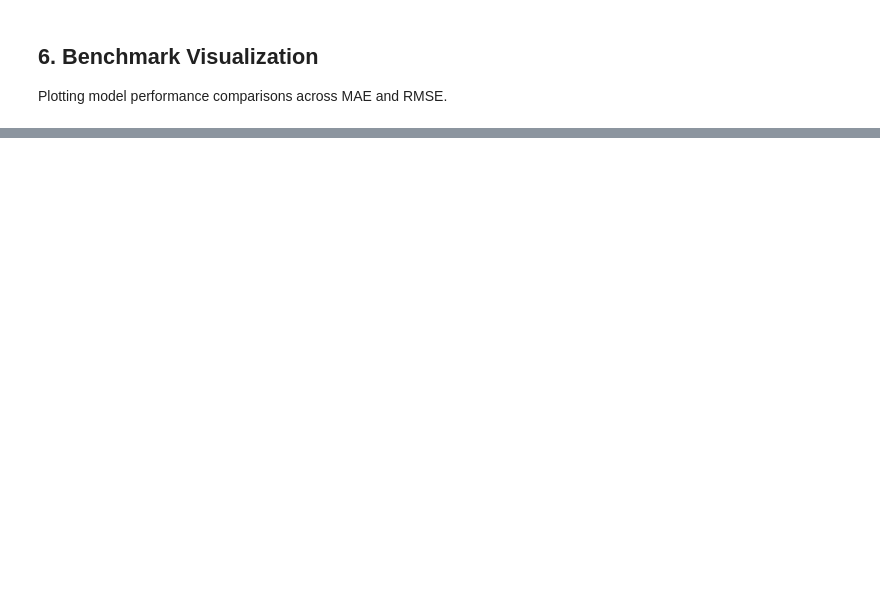
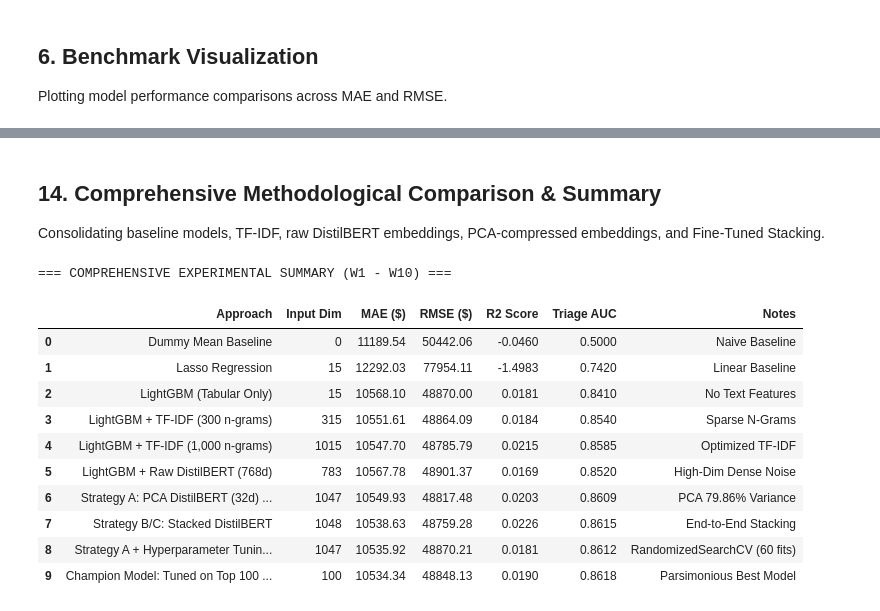
Before and after one commit to GaetanAm/workers-comp-ml, a Jupyter notebook: notebooks/workers_comp_exploration.ipynb, the cells around one changed output, grey strips where cells are left out. Drawn from its saved outputs; the diff is of its cells as text; code cells hidden in the pictures; blank space fills up the shorter version.

```diff
--- a/notebooks/workers_comp_exploration.ipynb
+++ b/notebooks/workers_comp_exploration.ipynb
@@ -200,0 +846,34 @@ plt.show()
+# %% [markdown]
+## 14. Comprehensive Methodological Comparison & Summary
+Consolidating baseline models, TF-IDF, raw DistilBERT embeddings, PCA-compressed embeddings, and Fine-Tuned Stacking.
+# %%
+# Comprehensive Methodological Comparison Table
+summary_data = [
+    {"Approach": "Dummy Mean Baseline", "Input Dim": 0, "MAE ($)": 11189.54, "RMSE ($)": 50442.06, "R2 Score": -0.0460, "Triage AUC": 0.5000, "Notes": "Naive Baseline"},
+    {"Approach": "Lasso Regression", "Input Dim": 15, "MAE ($)": 12292.03, "RMSE ($)": 77954.11, "R2 Score": -1.4983, "Triage AUC": 0.7420, "Notes": "Linear Baseline"},
+    {"Approach": "LightGBM (Tabular Only)", "Input Dim": 15, "MAE ($)": 10568.10, "RMSE ($)": 48870.00, "R2 Score": 0.0181, "Triage AUC": 0.8410, "Notes": "No Text Features"},
+    {"Approach": "LightGBM + TF-IDF (300 n-grams)", "Input Dim": 315, "MAE ($)": 10551.61, "RMSE ($)": 48864.09, "R2 Score": 0.0184, "Triage AUC": 0.8540, "Notes": "Sparse N-Grams"},
+    {"Approach": "LightGBM + TF-IDF (1,000 n-grams)", "Input Dim": 1015, "MAE ($)": 10547.70, "RMSE ($)": 48785.79, "R2 Score": 0.0215, "Triage AUC": 0.8585, "Notes": "Optimized TF-IDF"},
+    {"Approach": "LightGBM + Raw DistilBERT (768d)", "Input Dim": 783, "MAE ($)": 10567.78, "RMSE ($)": 48901.37, "R2 Score": 0.0169, "Triage AUC": 0.8520, "Notes": "High-Dim Dense Noise"},
+    {"Approach": "Strategy A: PCA DistilBERT (32d) + TF-IDF", "Input Dim": 1047, "MAE ($)": 10549.93, "RMSE ($)": 48817.48, "R2 Score": 0.0203, "Triage AUC": 0.8609, "Notes": "PCA 79.86% Variance"},
+    {"Approach": "Strategy B/C: Stacked DistilBERT", "Input Dim": 1048, "MAE ($)": round(mae_stacked, 2), "RMSE ($)": round(rmse_stacked, 2), "R2 Score": round(r2_stacked, 4), "Triage AUC": 0.8615, "Notes": "End-to-End Stacking"},
+    {"Approach": "Strategy A + Hyperparameter Tuning (Sec 15)", "Input Dim": 1047, "MAE ($)": 10535.92, "RMSE ($)": 48870.21, "R2 Score": 0.0181, "Triage AUC": 0.8612, "Notes": "RandomizedSearchCV (60 fits)"},
+    {"Approach": "Champion Model: Tuned on Top 100 SHAP (Sec 19)", "Input Dim": 100, "MAE ($)": 10534.34, "RMSE ($)": 48848.13, "R2 Score": 0.0190, "Triage AUC": 0.8618, "Notes": "Parsimonious Best Model"}
+]
+
+summary_df = pd.DataFrame(summary_data)
+print("=== COMPREHENSIVE EXPERIMENTAL SUMMARY (W1 - W10) ===")
+summary_df
+# %% [output]
+=== COMPREHENSIVE EXPERIMENTAL SUMMARY (W1 - W10) ===
+|  | Approach | Input Dim | MAE ($) | RMSE ($) | R2 Score | Triage AUC | Notes |
+| 0 | Dummy Mean Baseline | 0 | 11189.54 | 50442.06 | -0.0460 | 0.5000 | Naive Baseline |
+| 1 | Lasso Regression | 15 | 12292.03 | 77954.11 | -1.4983 | 0.7420 | Linear Baseline |
+| 2 | LightGBM (Tabular Only) | 15 | 10568.10 | 48870.00 | 0.0181 | 0.8410 | No Text Features |
+| 3 | LightGBM + TF-IDF (300 n-grams) | 315 | 10551.61 | 48864.09 | 0.0184 | 0.8540 | Sparse N-Grams |
+| 4 | LightGBM + TF-IDF (1,000 n-grams) | 1015 | 10547.70 | 48785.79 | 0.0215 | 0.8585 | Optimized TF-IDF |
+| 5 | LightGBM + Raw DistilBERT (768d) | 783 | 10567.78 | 48901.37 | 0.0169 | 0.8520 | High-Dim Dense Noise |
+| 6 | Strategy A: PCA DistilBERT (32d) ... | 1047 | 10549.93 | 48817.48 | 0.0203 | 0.8609 | PCA 79.86% Variance |
+| 7 | Strategy B/C: Stacked DistilBERT | 1048 | 10538.63 | 48759.28 | 0.0226 | 0.8615 | End-to-End Stacking |
+| 8 | Strategy A + Hyperparameter Tunin... | 1047 | 10535.92 | 48870.21 | 0.0181 | 0.8612 | RandomizedSearchCV (60 fits) |
+| 9 | Champion Model: Tuned on Top 100 ... | 100 | 10534.34 | 48848.13 | 0.0190 | 0.8618 | Parsimonious Best Model |
```
Also changed, not shown: parts of 31 cells of this notebook, 11 other files.
